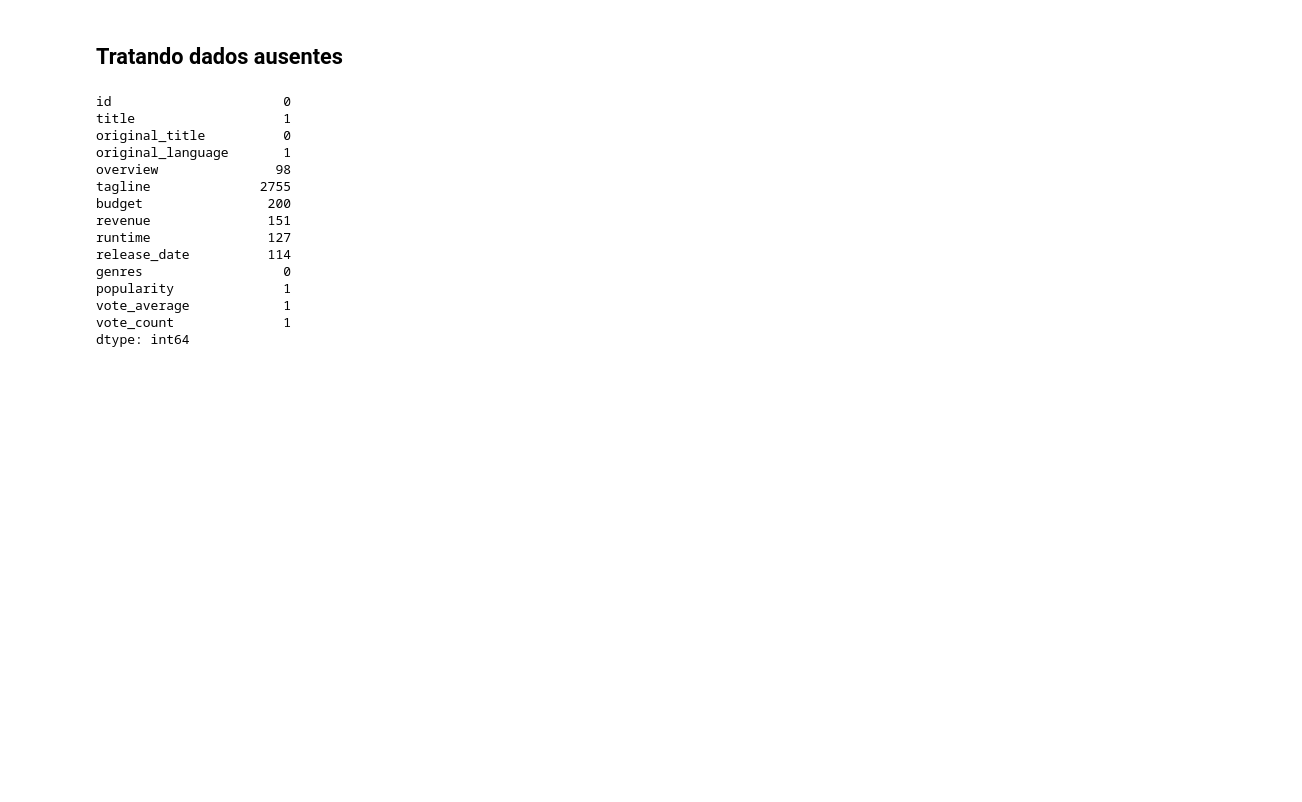
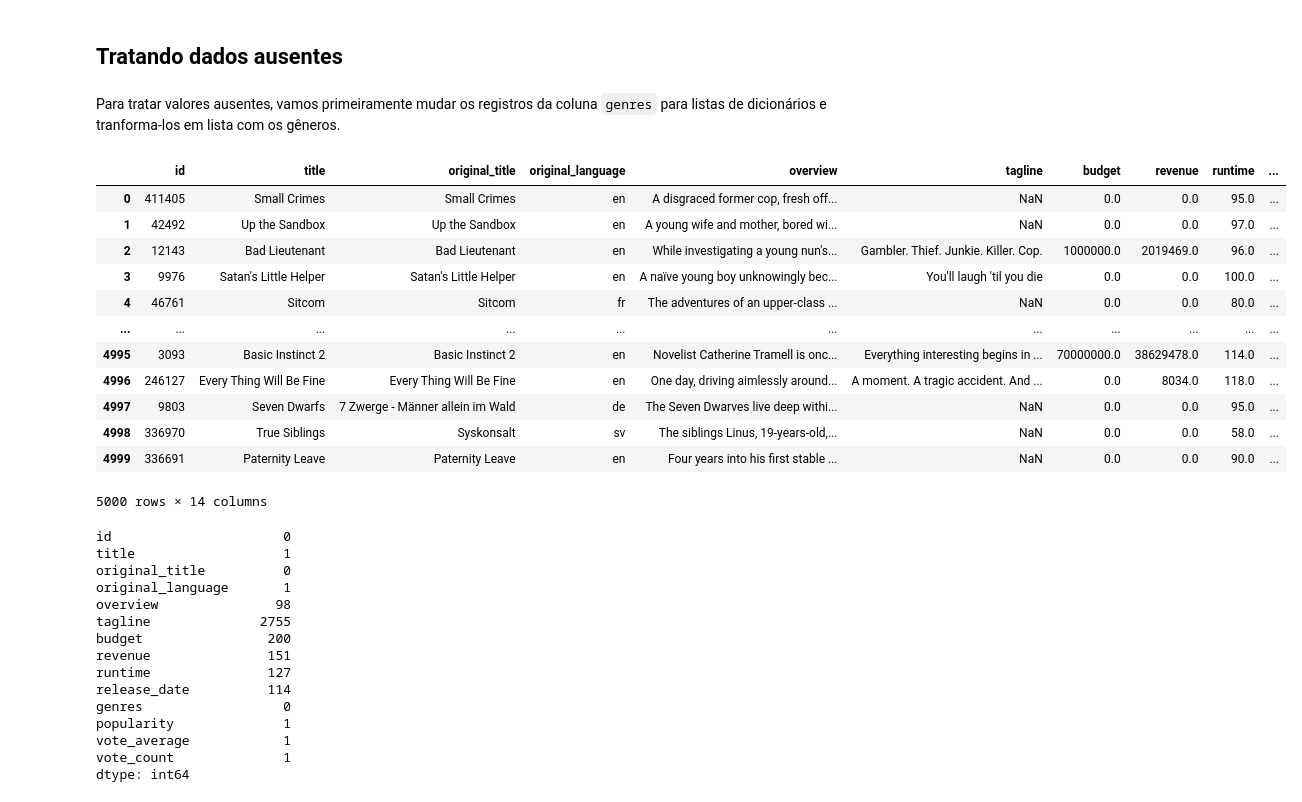
Before and after one commit to Klebervc/filmes-projeto, a Jupyter notebook: notebooks/01_exploracao_e_limpeza_de_dados.ipynb, the cells around one changed output. Saved outputs shown, nothing was run; the diff lists cells and outputs as text; code cells hidden in the pictures; blank space fills up the shorter version.

```diff
--- a/notebooks/01_exploracao_e_limpeza_de_dados.ipynb
+++ b/notebooks/01_exploracao_e_limpeza_de_dados.ipynb
@@ -81,6 +82,27 @@ df.duplicated().sum()
 df_sem_duplicado = df.copy()
 # %% [markdown]
 ## Tratando dados ausentes
+# %% [markdown]
+Para tratar valores ausentes, vamos primeiramente mudar os registros da coluna `genres` para listas de dicionários e tranforma-los em lista com os gêneros.
+# %%
+df_sem_duplicado['genres'] = df_sem_duplicado['genres'].apply(ast.literal_eval)
+df_sem_duplicado['genres'] = df_sem_duplicado['genres'].apply(lambda lista: [row['name'] for row in lista])
+# %%
+df_sem_duplicado
+# %% [output]
+|  | id | title | original_title | original_language | overview | tagline | budget | revenue | runtime | ... |
+| 0 | 411405 | Small Crimes | Small Crimes | en | A disgraced former cop, fresh off... | NaN | 0.0 | 0.0 | 95.0 | ... |
+| 1 | 42492 | Up the Sandbox | Up the Sandbox | en | A young wife and mother, bored wi... | NaN | 0.0 | 0.0 | 97.0 | ... |
+| 2 | 12143 | Bad Lieutenant | Bad Lieutenant | en | While investigating a young nun's... | Gambler. Thief. Junkie. Killer. Cop. | 1000000.0 | 2019469.0 | 96.0 | ... |
+| 3 | 9976 | Satan's Little Helper | Satan's Little Helper | en | A naïve young boy unknowingly bec... | You'll laugh 'til you die | 0.0 | 0.0 | 100.0 | ... |
+| 4 | 46761 | Sitcom | Sitcom | fr | The adventures of an upper-class ... | NaN | 0.0 | 0.0 | 80.0 | ... |
+| ... | ... | ... | ... | ... | ... | ... | ... | ... | ... | ... |
+| 4995 | 3093 | Basic Instinct 2 | Basic Instinct 2 | en | Novelist Catherine Tramell is onc... | Everything interesting begins in ... | 70000000.0 | 38629478.0 | 114.0 | ... |
+| 4996 | 246127 | Every Thing Will Be Fine | Every Thing Will Be Fine | en | One day, driving aimlessly around... | A moment. A tragic accident. And ... | 0.0 | 8034.0 | 118.0 | ... |
+| 4997 | 9803 | Seven Dwarfs | 7 Zwerge - Männer allein im Wald | de | The Seven Dwarves live deep withi... | NaN | 0.0 | 0.0 | 95.0 | ... |
+| 4998 | 336970 | True Siblings | Syskonsalt | sv | The siblings Linus, 19-years-old,... | NaN | 0.0 | 0.0 | 58.0 | ... |
+| 4999 | 336691 | Paternity Leave | Paternity Leave | en | Four years into his first stable ... | NaN | 0.0 | 0.0 | 90.0 | ... |
+5000 rows × 14 columns
 # %%
 df_sem_duplicado.isna().sum()
 # %% [output]
```
Also changed, not shown: parts of 7 cells of this notebook, 10 other files.
